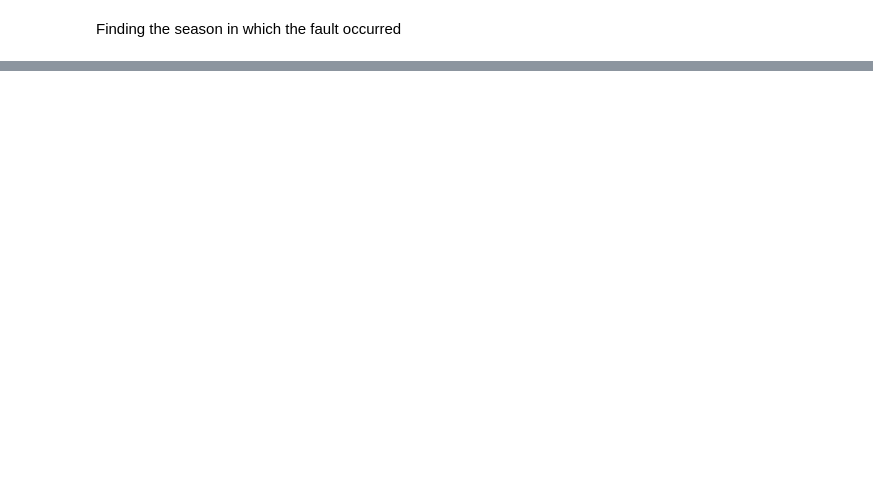
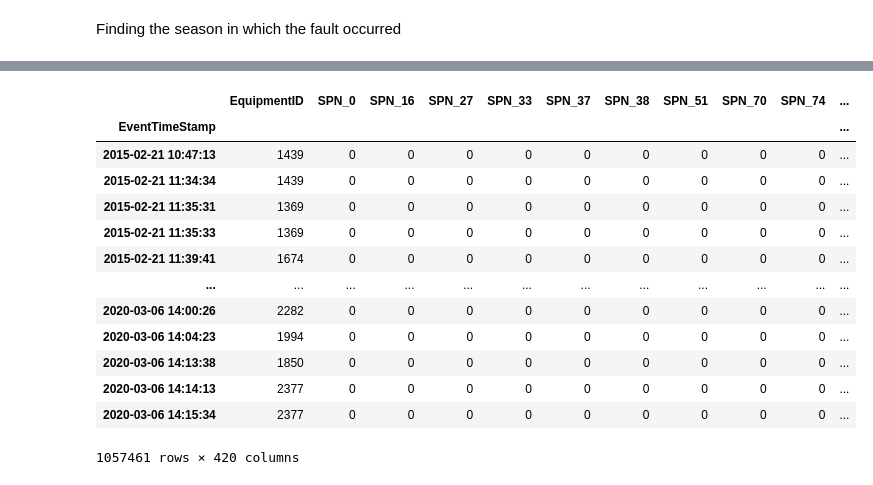
Before and after one commit to nss-data-science-cohort-6/big_g_express-player_one_big_g_express, a Jupyter notebook: notebooks/claytor_big_g_V3.ipynb, the cells around one changed output, grey strips where cells are left out. Drawn from its saved outputs; the diff is of its cells as text; code cells hidden in the pictures; blank space fills up the shorter version.

Commit message:
Hot encoded this hot mess

```diff
--- a/notebooks/claytor_big_g_V3.ipynb
+++ b/notebooks/claytor_big_g_V3.ipynb
@@ -93,13 +156,18 @@ full_derates
 # %%
+# Drop "Unneccisary" columns - everything but Event time stamp, equiptment ID and TimeStamp.
+rolling_faults = on_faults[['EventTimeStamp', 'EquipmentID', 'spn']]
+
 # Create one-hot encoding of the SPN column
-spn_one_hot = pd.get_dummies(on_faults['spn'], prefix='SPN')
+one_hot = pd.get_dummies(rolling_faults['spn'], prefix='SPN')
 
-# Set the index of the one-hot encoded DataFrame to be the same as the original DataFrame
-spn_one_hot.index = on_faults.index
+# Set index of the one_hot to the rolling_faults
+one_hot.index = rolling_faults.index
 
-# Concatenate the original DataFrame with the one-hot encoded DataFrame
-on_faults_one_hot = pd.concat([on_faults, spn_one_hot], axis=1)
+# Concatenate rolling_faults with one_hot
+one_hot_fault = pd.concat([rolling_faults, one_hot], axis=1)
 
 # Drop the original SPN column
-on_faults_one_hot.drop('spn', axis=1, inplace=True)
-on_faults_one_hot
+one_hot_fault.drop('spn', axis=1, inplace=True)
+
+# Set the index to 'EventTimeStamp'
+one_hot_fault.set_index('EventTimeStamp', inplace=True)
@@ -119,0 +174,17 @@ on_faults_one_hot
+# %%
+one_hot_fault
+# %% [output]
+|  | EquipmentID | SPN_0 | SPN_16 | SPN_27 | SPN_33 | SPN_37 | SPN_38 | SPN_51 | SPN_70 | SPN_74 | ... |
+| EventTimeStamp |  |  |  |  |  |  |  |  |  |  | ... |
+| 2015-02-21 10:47:13 | 1439 | 0 | 0 | 0 | 0 | 0 | 0 | 0 | 0 | 0 | ... |
+| 2015-02-21 11:34:34 | 1439 | 0 | 0 | 0 | 0 | 0 | 0 | 0 | 0 | 0 | ... |
+| 2015-02-21 11:35:31 | 1369 | 0 | 0 | 0 | 0 | 0 | 0 | 0 | 0 | 0 | ... |
+| 2015-02-21 11:35:33 | 1369 | 0 | 0 | 0 | 0 | 0 | 0 | 0 | 0 | 0 | ... |
+| 2015-02-21 11:39:41 | 1674 | 0 | 0 | 0 | 0 | 0 | 0 | 0 | 0 | 0 | ... |
+| ... | ... | ... | ... | ... | ... | ... | ... | ... | ... | ... | ... |
+| 2020-03-06 14:00:26 | 2282 | 0 | 0 | 0 | 0 | 0 | 0 | 0 | 0 | 0 | ... |
+| 2020-03-06 14:04:23 | 1994 | 0 | 0 | 0 | 0 | 0 | 0 | 0 | 0 | 0 | ... |
+| 2020-03-06 14:13:38 | 1850 | 0 | 0 | 0 | 0 | 0 | 0 | 0 | 0 | 0 | ... |
+| 2020-03-06 14:14:13 | 2377 | 0 | 0 | 0 | 0 | 0 | 0 | 0 | 0 | 0 | ... |
+| 2020-03-06 14:15:34 | 2377 | 0 | 0 | 0 | 0 | 0 | 0 | 0 | 0 | 0 | ... |
+1057461 rows × 420 columns
```
Also changed, not shown: parts of 14 cells of this notebook, 2 other files.
